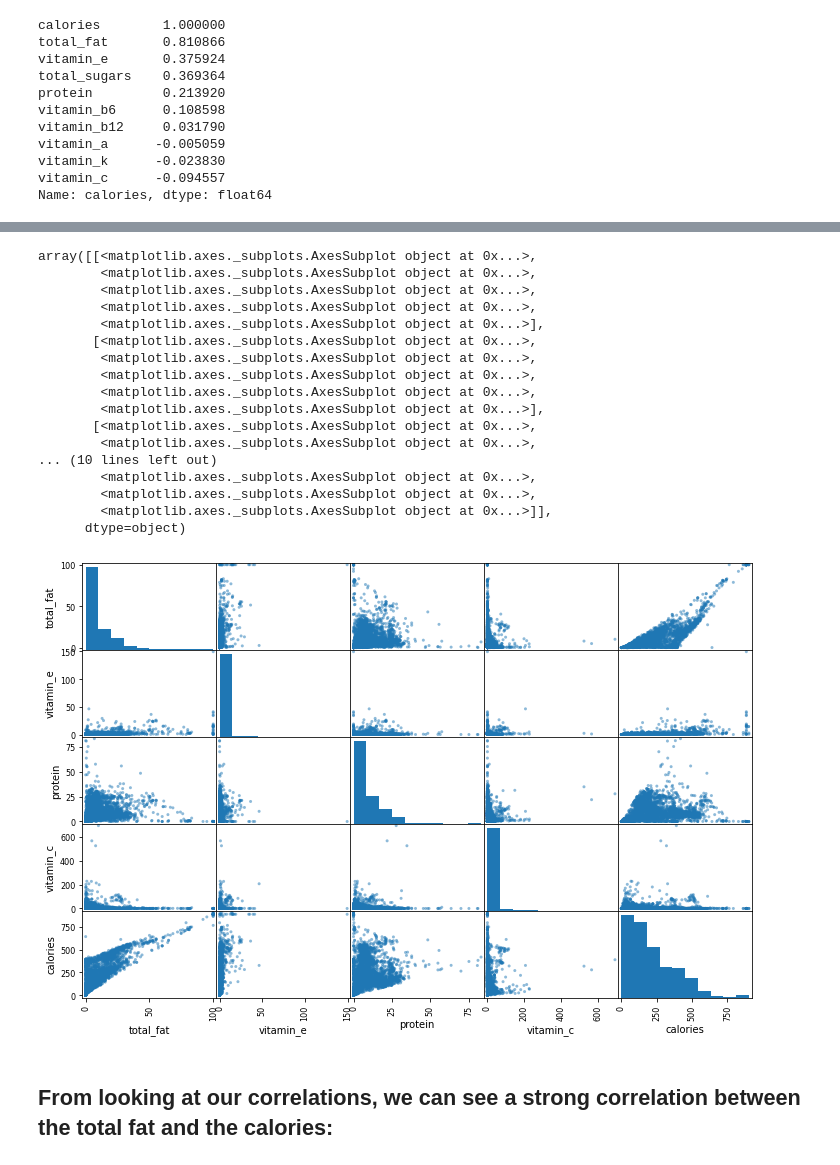
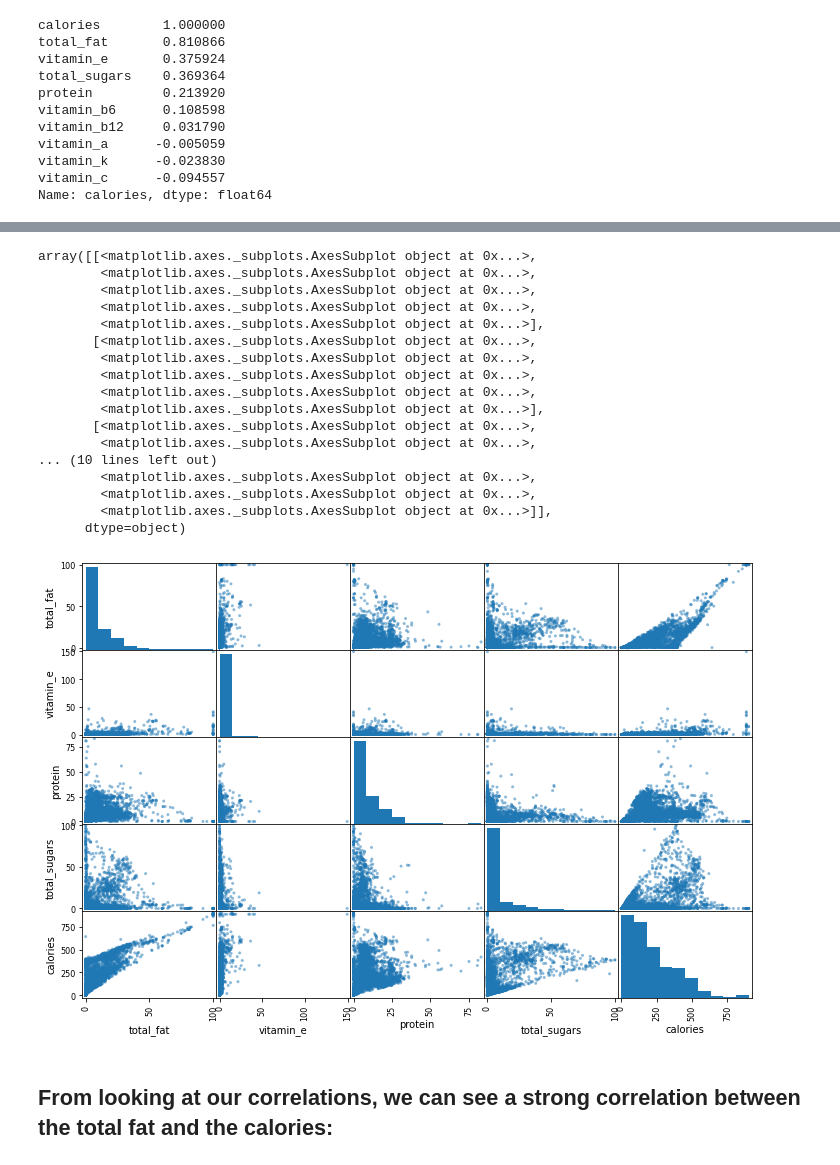
Before and after one commit to yarinl139/ProjectSemesterA, a Jupyter notebook: PYTHONFINAL.ipynb, the cells around one changed output, grey strips where cells are left out. Saved outputs shown, nothing was run; the diff lists cells and outputs as text; code cells hidden in the pictures.

```diff
--- a/PYTHONFINAL.ipynb
+++ b/PYTHONFINAL.ipynb
@@ -174,25 +178,25 @@ sns.pairplot(train_set,x_vars=['total_fat','vitamin_e','protein','vitamin_c'], y
 # %%
-attributes = ['total_fat','vitamin_e','protein','vitamin_c','calories']
+attributes = ['total_fat','vitamin_e','protein','total_sugars','calories']
 scatter_matrix(train_set[attributes], figsize=(12, 8))
 # %% [output]
 array([[<matplotlib.axes._subplots.AxesSubplot object at 0x...>,
         <matplotlib.axes._subplots.AxesSubplot object at 0x...>,
         <matplotlib.axes._subplots.AxesSubplot object at 0x...>,
         <matplotlib.axes._subplots.AxesSubplot object at 0x...>,
         <matplotlib.axes._subplots.AxesSubplot object at 0x...>],
        [<matplotlib.axes._subplots.AxesSubplot object at 0x...>,
         <matplotlib.axes._subplots.AxesSubplot object at 0x...>,
         <matplotlib.axes._subplots.AxesSubplot object at 0x...>,
         <matplotlib.axes._subplots.AxesSubplot object at 0x...>,
         <matplotlib.axes._subplots.AxesSubplot object at 0x...>],
        [<matplotlib.axes._subplots.AxesSubplot object at 0x...>,
         <matplotlib.axes._subplots.AxesSubplot object at 0x...>,
 ... (10 lines left out)
         <matplotlib.axes._subplots.AxesSubplot object at 0x...>,
         <matplotlib.axes._subplots.AxesSubplot object at 0x...>,
         <matplotlib.axes._subplots.AxesSubplot object at 0x...>]],
       dtype=object)
-[figure, old version]
+[figure, new version]
 # %% [markdown]
 ## From looking at our correlations, we can see a strong correlation between the total fat and the calories:
 # %%
```
Also changed, not shown: parts of 39 cells of this notebook.
